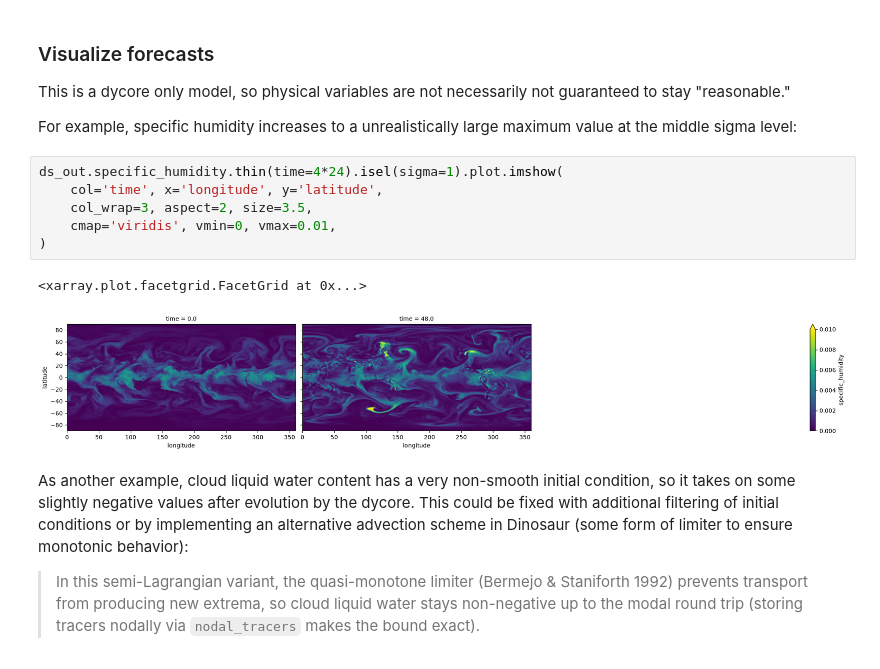
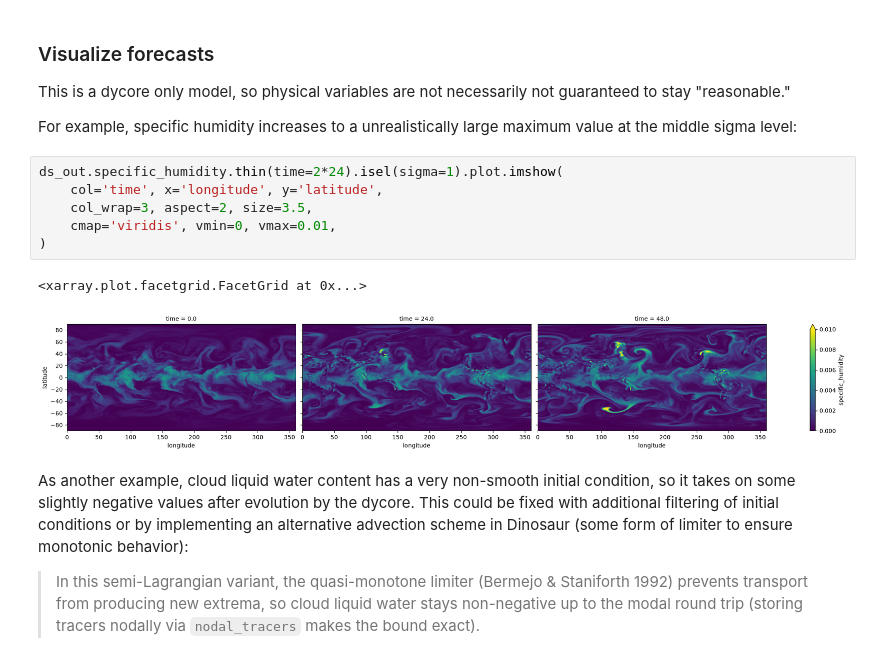
Before and after one commit to neuralgcm/dinosaur, a Jupyter notebook: notebooks/semi_lagrangian/weather_forecast_on_era5.ipynb, the cells around one changed output. Saved outputs shown, nothing was run; the diff lists cells and outputs as text.

```diff
--- a/notebooks/semi_lagrangian/weather_forecast_on_era5.ipynb
+++ b/notebooks/semi_lagrangian/weather_forecast_on_era5.ipynb
@@ -403,14 +403,14 @@ This is a dycore only model, so physical variables are not necessarily not guara
 
 For example, specific humidity increases to a unrealistically large maximum value at the middle sigma level:
 # %%
-ds_out.specific_humidity.thin(time=4*24).isel(sigma=1).plot.imshow(
+ds_out.specific_humidity.thin(time=2*24).isel(sigma=1).plot.imshow(
     col='time', x='longitude', y='latitude',
     col_wrap=3, aspect=2, size=3.5,
     cmap='viridis', vmin=0, vmax=0.01,
 )
 # %% [output]
 <xarray.plot.facetgrid.FacetGrid at 0x...>
-[figure, old version]
+[figure, new version]
 # %% [markdown]
 As another example, cloud liquid water content has a very non-smooth initial condition, so it takes on some slightly negative values after evolution by the dycore. This could be fixed with additional filtering of initial conditions or by implementing an alternative advection scheme in Dinosaur (some form of limiter to ensure monotonic behavior):
 
```
Also changed, not shown: parts of 4 cells of this notebook.
